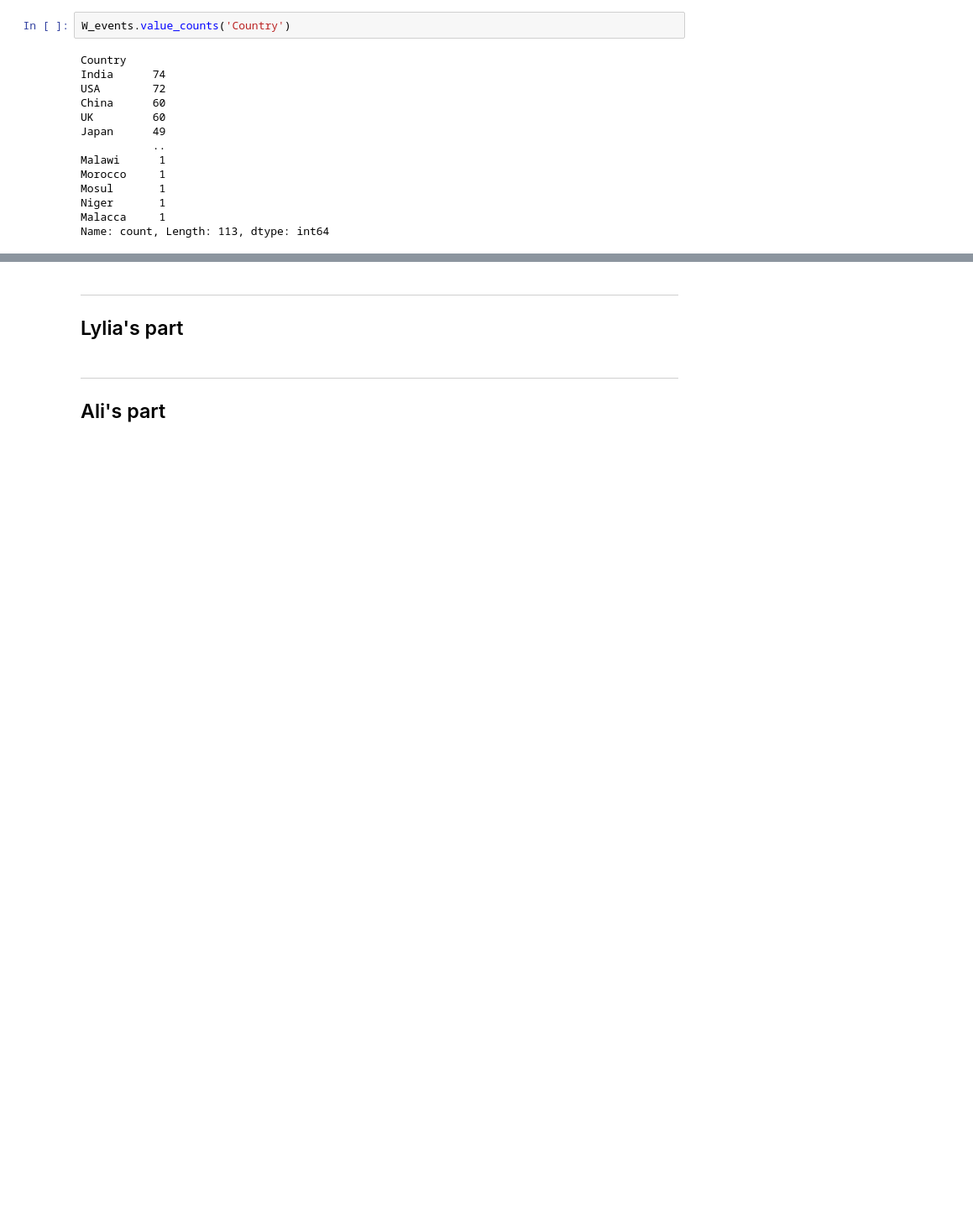
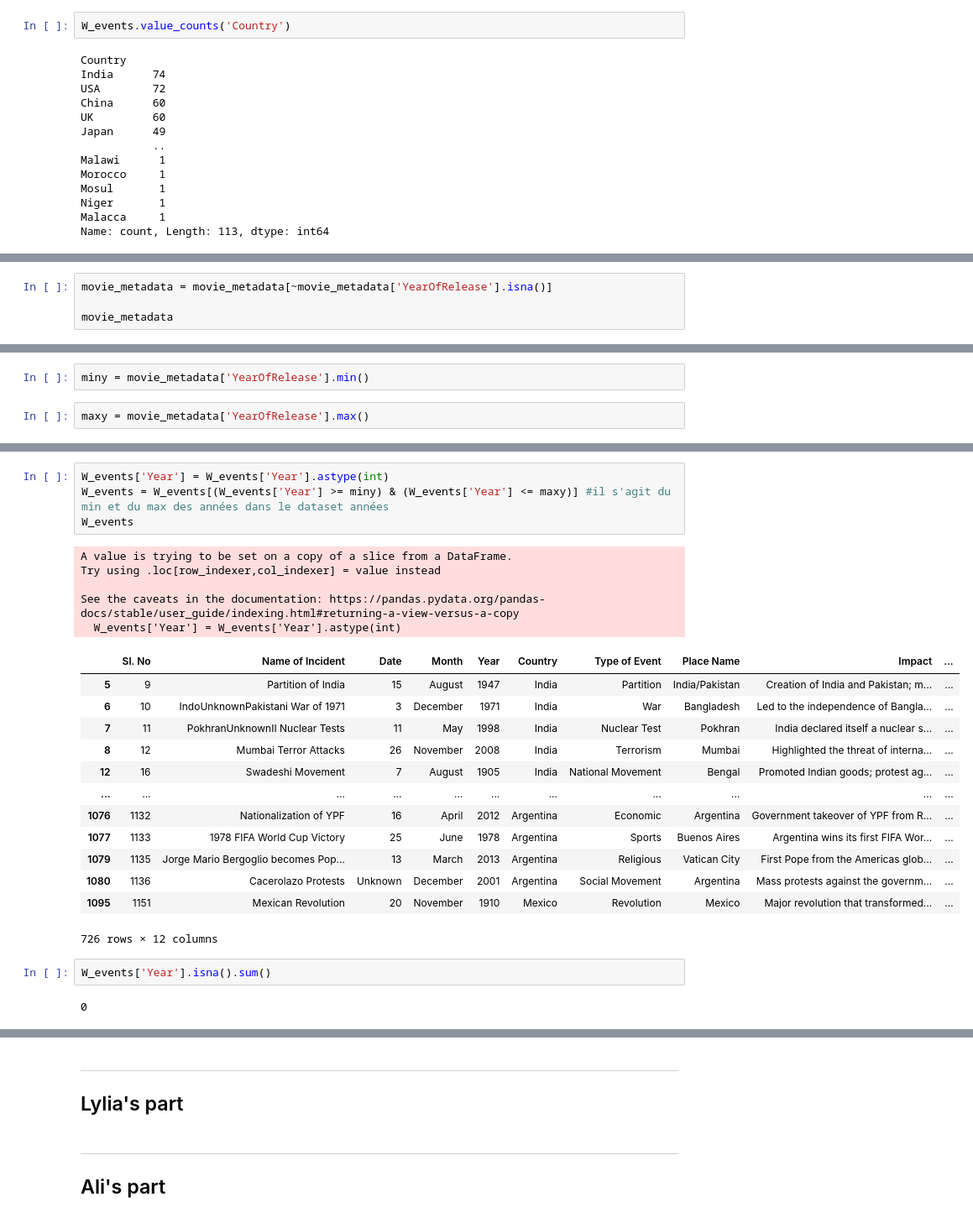
Before and after one commit to epfl-ada/ada-2024-project-arabsdatascientists2024, a Jupyter notebook: Exlploration_CMU.ipynb, the cells around one changed output, grey strips where cells are left out. Shown: that part at 84% size. Saved outputs shown, nothing was run; the diff lists cells and outputs as text; blank space fills up the shorter version.

```diff
--- a/Exlploration_CMU.ipynb
+++ b/Exlploration_CMU.ipynb
@@ -228,0 +321,4 @@ Name: count, Length: 113, dtype: int64
+# %%
+movie_metadata = movie_metadata[~movie_metadata['YearOfRelease'].isna()]
+
+movie_metadata
@@ -228,0 +347,4 @@ Name: count, Length: 113, dtype: int64
+# %%
+miny = movie_metadata['YearOfRelease'].min()
+# %%
+maxy = movie_metadata['YearOfRelease'].max()
@@ -228,0 +370,27 @@ Name: count, Length: 113, dtype: int64
+# %%
+W_events['Year'] = W_events['Year'].astype(int)
+W_events = W_events[(W_events['Year'] >= miny) & (W_events['Year'] <= maxy)] #il s'agit du min et du max des années dans le dataset années
+W_events
+# %% [output]
+A value is trying to be set on a copy of a slice from a DataFrame.
+Try using .loc[row_indexer,col_indexer] = value instead
+
+See the caveats in the documentation: https://pandas.pydata.org/pandas-docs/stable/user_guide/indexing.html#returning-a-view-versus-a-copy
+  W_events['Year'] = W_events['Year'].astype(int)
+|  | Sl. No | Name of Incident | Date | Month | Year | Country | Type of Event | Place Name | Impact | ... |
+| 5 | 9 | Partition of India | 15 | August | 1947 | India | Partition | India/Pakistan | Creation of India and Pakistan; m... | ... |
+| 6 | 10 | IndoUnknownPakistani War of 1971 | 3 | December | 1971 | India | War | Bangladesh | Led to the independence of Bangla... | ... |
+| 7 | 11 | PokhranUnknownII Nuclear Tests | 11 | May | 1998 | India | Nuclear Test | Pokhran | India declared itself a nuclear s... | ... |
+| 8 | 12 | Mumbai Terror Attacks | 26 | November | 2008 | India | Terrorism | Mumbai | Highlighted the threat of interna... | ... |
+| 12 | 16 | Swadeshi Movement | 7 | August | 1905 | India | National Movement | Bengal | Promoted Indian goods; protest ag... | ... |
+| ... | ... | ... | ... | ... | ... | ... | ... | ... | ... | ... |
+| 1076 | 1132 | Nationalization of YPF | 16 | April | 2012 | Argentina | Economic | Argentina | Government takeover of YPF from R... | ... |
+| 1077 | 1133 | 1978 FIFA World Cup Victory | 25 | June | 1978 | Argentina | Sports | Buenos Aires | Argentina wins its first FIFA Wor... | ... |
+| 1079 | 1135 | Jorge Mario Bergoglio becomes Pop... | 13 | March | 2013 | Argentina | Religious | Vatican City | First Pope from the Americas glob... | ... |
+| 1080 | 1136 | Cacerolazo Protests | Unknown | December | 2001 | Argentina | Social Movement | Argentina | Mass protests against the governm... | ... |
+| 1095 | 1151 | Mexican Revolution | 20 | November | 1910 | Mexico | Revolution | Mexico | Major revolution that transformed... | ... |
+726 rows × 12 columns
+# %%
+W_events['Year'].isna().sum()
+# %% [output]
+0
```
Also changed, not shown: parts of 10 cells of this notebook.
